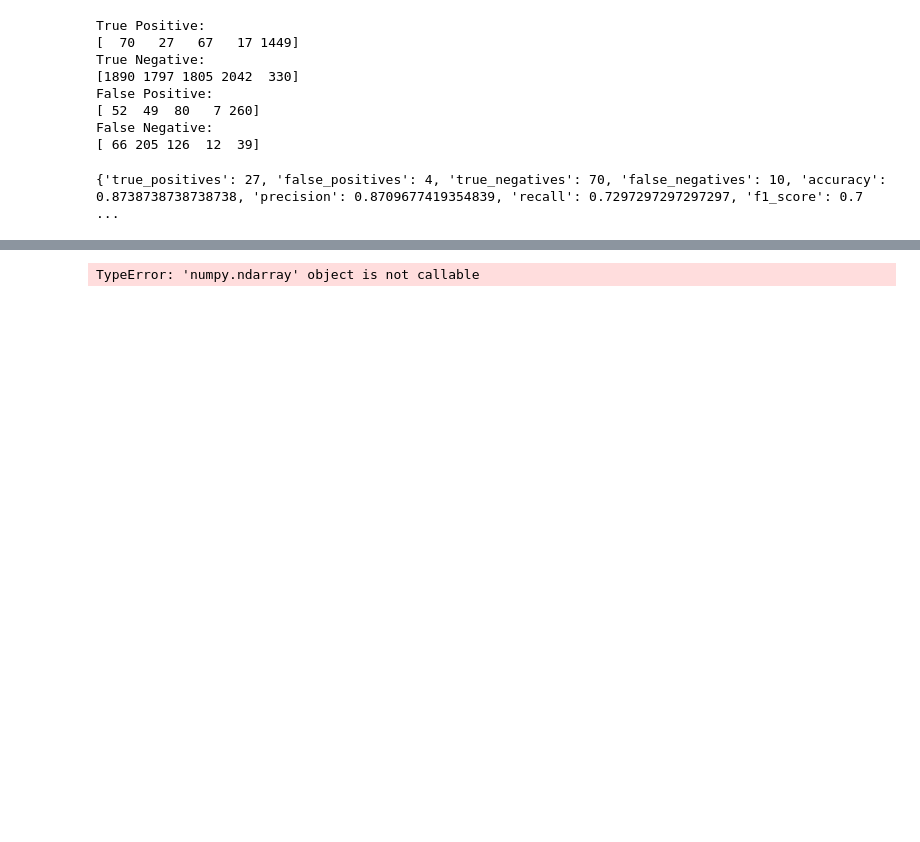
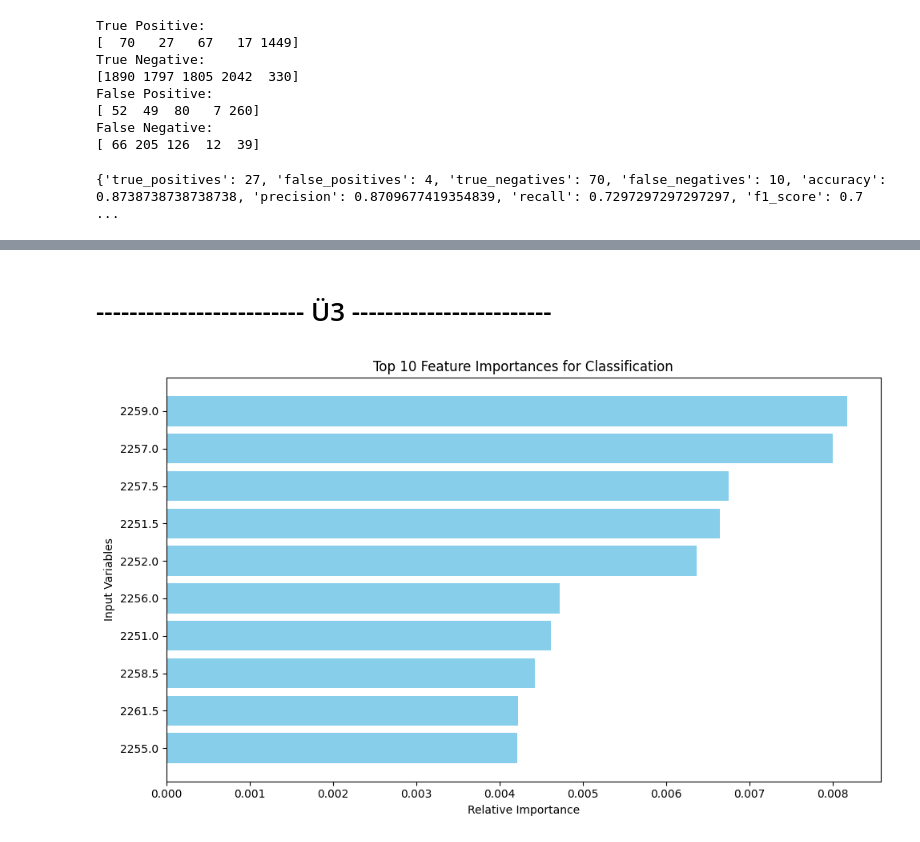
Before and after one commit to HU-VisualAnalytics-GrE/Identify_Overall_Misclassification_Patterns, a Jupyter notebook: random_forrest.ipynb, the cells around one changed output, grey strips where cells are left out. Saved outputs shown, nothing was run; the diff lists cells and outputs as text; code cells hidden in the pictures; blank space fills up the shorter version.

```diff
--- a/random_forrest.ipynb
+++ b/random_forrest.ipynb
@@ -285,8 +356,38 @@ print(metrics)
 # %%
-y_true = [1, 1, 0, 0]
-y_pred = [1, 0, 1, 0]
+# y_true = [1, 1, 0, 0]
+# y_pred = [1, 0, 1, 0]
 
-tn, fp, fn, tp = cm(y_test, predictions, labels=[0, 1]).ravel()
-print(tn, fp, fn, tp)  # 1 1 1 1
+# tn, fp, fn, tp = cm(y_test, predictions, labels=[0, 1]).ravel()
+# print(tn, fp, fn, tp)  # 1 1 1 1
-# %% [output]
-TypeError: 'numpy.ndarray' object is not callable
+# %% [markdown]
+# ------------------------- Ü3 ------------------------
+# %%
+X = df_test  # Features
+y = df_target['x']
+
+# Daten aufteilen
+X_train, X_test, y_train, y_test = train_test_split(X, y, test_size=0.3, random_state=42)
+
+# Random Forest trainieren
+model = RandomForestClassifier(random_state=42)
+model.fit(X_train, y_train)
+
+# Feature Importance
+importances = model.feature_importances_
+feature_names = X.columns
+sorted_indices = importances.argsort()[::-1][:10]  # Indizes der Top 10 Features
+
+top_features = feature_names[sorted_indices]
+top_importances = importances[sorted_indices]
+
+# Visualisierung
+plt.figure(figsize=(10, 6))
+plt.barh(top_features, top_importances, color="skyblue")
+plt.xlabel("Relative Importance")
+plt.ylabel("Input Variables")
+plt.title("Top 10 Feature Importances for Classification")
+plt.gca().invert_yaxis()  # Wichtigste oben anzeigen
+plt.tight_layout()
+plt.show()
+# %% [output]
+[figure, added]
```
Also changed, not shown: parts of 3 cells of this notebook.
